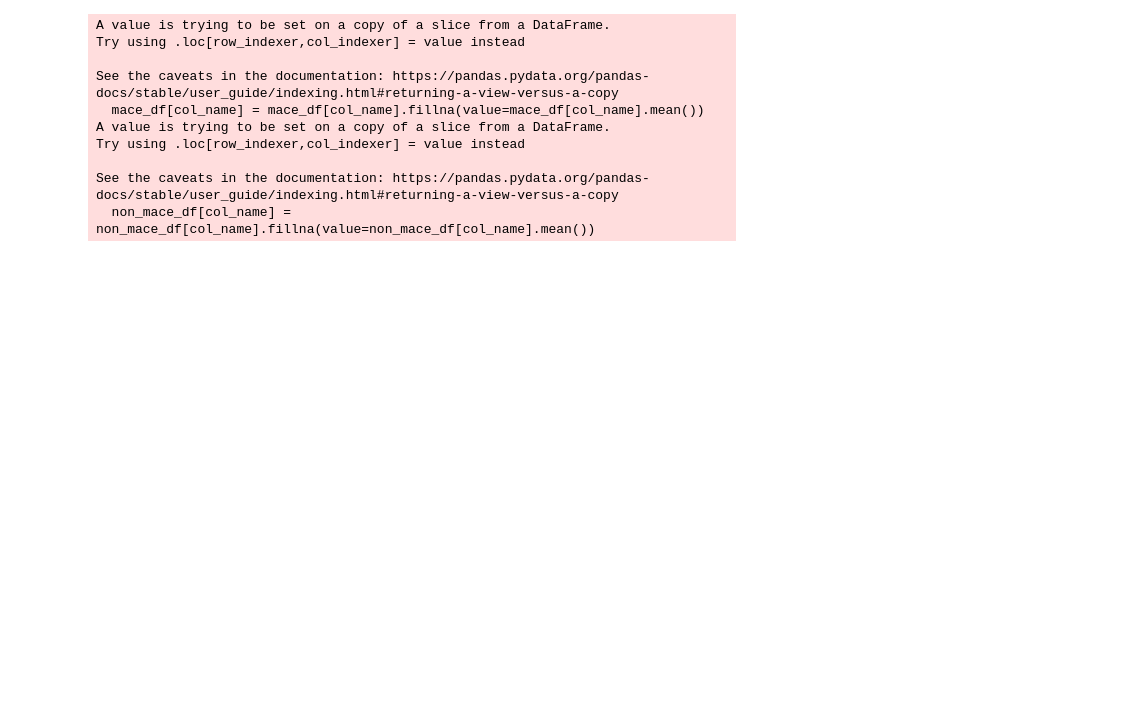
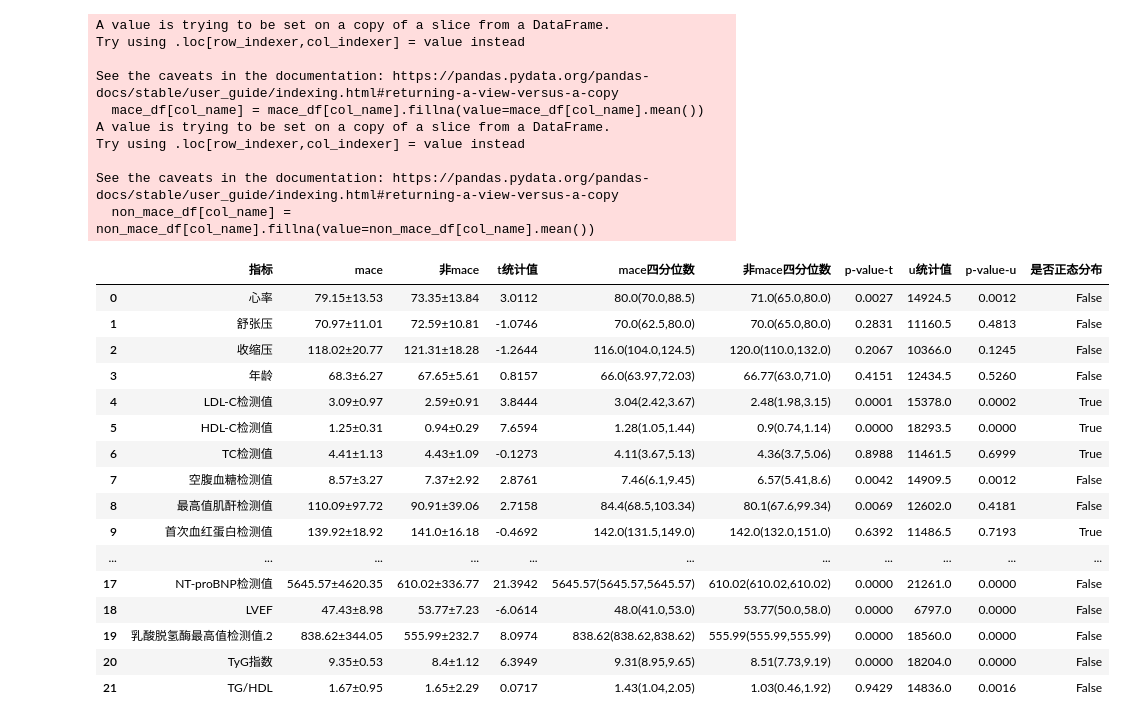
Before and after one commit to BaiTianGang/bean_analysis, a Jupyter notebook: 数据清洗与筛选.ipynb, the cells around one changed output. Drawn from its saved outputs; the diff is of its cells as text; code cells hidden in the pictures; blank space fills up the shorter version.

```diff
--- a/数据清洗与筛选.ipynb
+++ b/数据清洗与筛选.ipynb
@@ -182,3 +203,23 @@ See the caveats in the documentation: https://pandas.pydata.org/pandas-docs/stab
 dl_df = save_df # 定量分析结果
 del save_df
 dl_df.to_excel('./data/定量分析结果-0827.xlsx',index=None)
+# %%
+save_df
+# %% [output]
+|  | 指标 | mace | 非mace | t统计值 | mace四分位数 | 非mace四分位数 | p-value-t | u统计值 | p-value-u | 是否正态分布 |
+| 0 | 心率 | 79.15±13.53 | 73.35±13.84 | 3.0112 | 80.0(70.0,88.5) | 71.0(65.0,80.0) | 0.0027 | 14924.5 | 0.0012 | False |
+| 1 | 舒张压 | 70.97±11.01 | 72.59±10.81 | -1.0746 | 70.0(62.5,80.0) | 70.0(65.0,80.0) | 0.2831 | 11160.5 | 0.4813 | False |
+| 2 | 收缩压 | 118.02±20.77 | 121.31±18.28 | -1.2644 | 116.0(104.0,124.5) | 120.0(110.0,132.0) | 0.2067 | 10366.0 | 0.1245 | False |
+| 3 | 年龄 | 68.3±6.27 | 67.65±5.61 | 0.8157 | 66.0(63.97,72.03) | 66.77(63.0,71.0) | 0.4151 | 12434.5 | 0.5260 | False |
+| 4 | LDL-C检测值 | 3.09±0.97 | 2.59±0.91 | 3.8444 | 3.04(2.42,3.67) | 2.48(1.98,3.15) | 0.0001 | 15378.0 | 0.0002 | True |
+| 5 | HDL-C检测值 | 1.25±0.31 | 0.94±0.29 | 7.6594 | 1.28(1.05,1.44) | 0.9(0.74,1.14) | 0.0000 | 18293.5 | 0.0000 | True |
+| 6 | TC检测值 | 4.41±1.13 | 4.43±1.09 | -0.1273 | 4.11(3.67,5.13) | 4.36(3.7,5.06) | 0.8988 | 11461.5 | 0.6999 | True |
+| 7 | 空腹血糖检测值 | 8.57±3.27 | 7.37±2.92 | 2.8761 | 7.46(6.1,9.45) | 6.57(5.41,8.6) | 0.0042 | 14909.5 | 0.0012 | False |
+| 8 | 最高值肌酐检测值 | 110.09±97.72 | 90.91±39.06 | 2.7158 | 84.4(68.5,103.34) | 80.1(67.6,99.34) | 0.0069 | 12602.0 | 0.4181 | False |
+| 9 | 首次血红蛋白检测值 | 139.92±18.92 | 141.0±16.18 | -0.4692 | 142.0(131.5,149.0) | 142.0(132.0,151.0) | 0.6392 | 11486.5 | 0.7193 | True |
+| ... | ... | ... | ... | ... | ... | ... | ... | ... | ... | ... |
+| 17 | NT-proBNP检测值 | 5645.57±4620.35 | 610.02±336.77 | 21.3942 | 5645.57(5645.57,5645.57) | 610.02(610.02,610.02) | 0.0000 | 21261.0 | 0.0000 | False |
+| 18 | LVEF | 47.43±8.98 | 53.77±7.23 | -6.0614 | 48.0(41.0,53.0) | 53.77(50.0,58.0) | 0.0000 | 6797.0 | 0.0000 | False |
+| 19 | 乳酸脱氢酶最高值检测值.2 | 838.62±344.05 | 555.99±232.7 | 8.0974 | 838.62(838.62,838.62) | 555.99(555.99,555.99) | 0.0000 | 18560.0 | 0.0000 | False |
+| 20 | TyG指数 | 9.35±0.53 | 8.4±1.12 | 6.3949 | 9.31(8.95,9.65) | 8.51(7.73,9.19) | 0.0000 | 18204.0 | 0.0000 | False |
+| 21 | TG/HDL | 1.67±0.95 | 1.65±2.29 | 0.0717 | 1.43(1.04,2.05) | 1.03(0.46,1.92) | 0.9429 | 14836.0 | 0.0016 | False |
```
Also changed, not shown: parts of 9 cells of this notebook, 33 other files.
